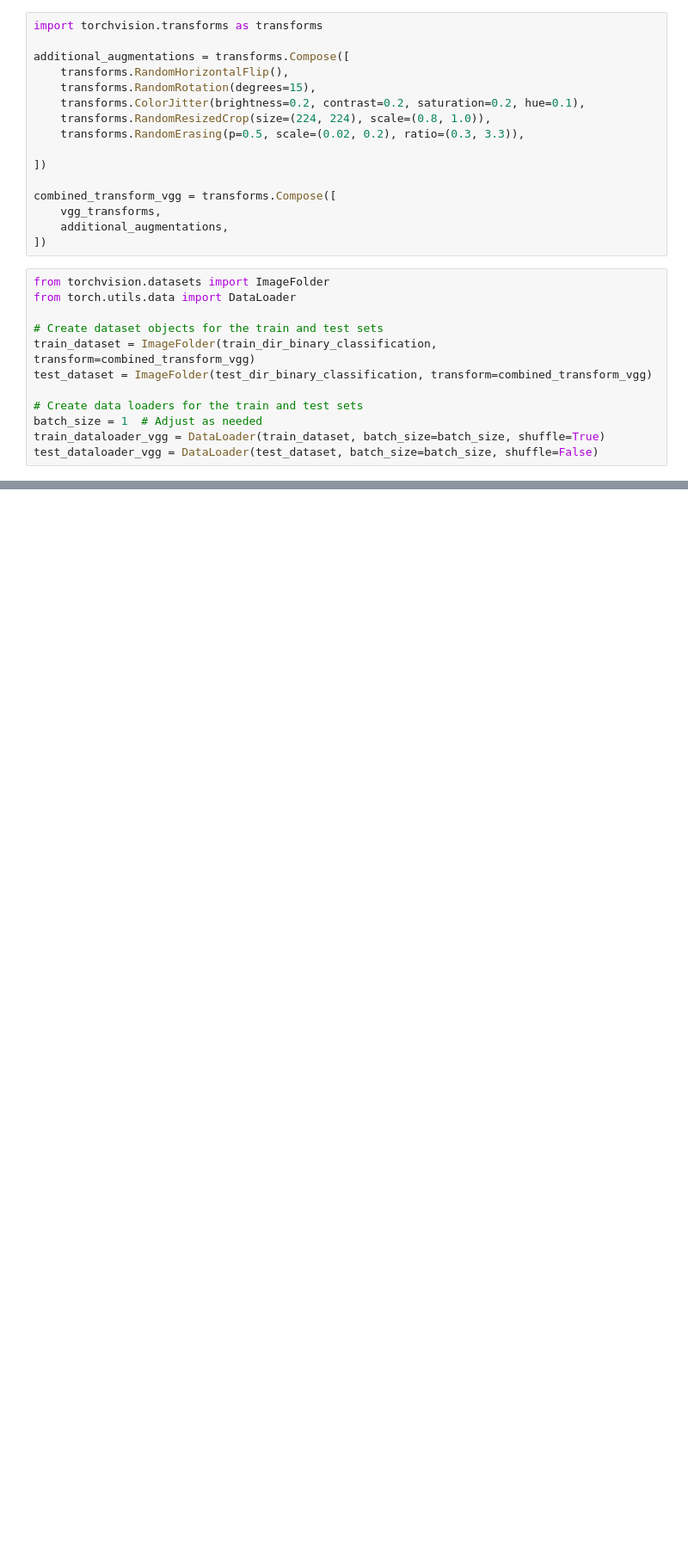
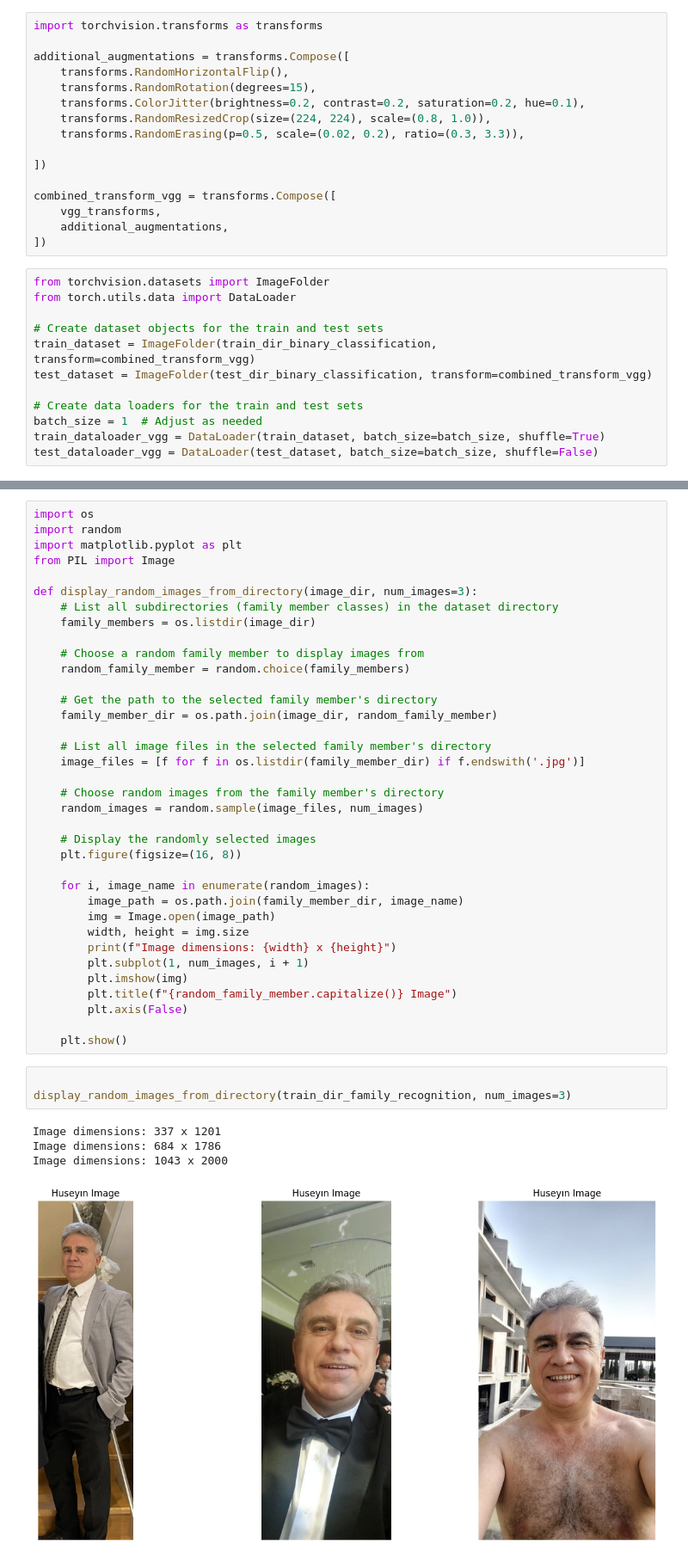
Before and after one commit to beyzoskaya/PyTorch_deepLearning, a Jupyter notebook: extras/family_recognition_demo.ipynb, the cells around one changed output, grey strips where cells are left out. Shown at 86% size. Drawn from its saved outputs; the diff is of its cells as text; blank space fills up the shorter version.

```diff
--- a/extras/family_recognition_demo.ipynb
+++ b/extras/family_recognition_demo.ipynb
@@ -665,0 +652,44 @@ vgg_test_pred_dicts.correct.value_counts()
+# %%
+import os
+import random
+import matplotlib.pyplot as plt
+from PIL import Image
+
+def display_random_images_from_directory(image_dir, num_images=3):
+    # List all subdirectories (family member classes) in the dataset directory
+    family_members = os.listdir(image_dir)
+
+    # Choose a random family member to display images from
+    random_family_member = random.choice(family_members)
+
+    # Get the path to the selected family member's directory
+    family_member_dir = os.path.join(image_dir, random_family_member)
+
+    # List all image files in the selected family member's directory
+    image_files = [f for f in os.listdir(family_member_dir) if f.endswith('.jpg')]
+
+    # Choose random images from the family member's directory
+    random_images = random.sample(image_files, num_images)
+
+    # Display the randomly selected images
+    plt.figure(figsize=(16, 8))
+
+    for i, image_name in enumerate(random_images):
+        image_path = os.path.join(family_member_dir, image_name)
+        img = Image.open(image_path)
+        width, height = img.size
+        print(f"Image dimensions: {width} x {height}")
+        plt.subplot(1, num_images, i + 1)
+        plt.imshow(img)
+        plt.title(f"{random_family_member.capitalize()} Image")
+        plt.axis(False)
+
+    plt.show()
+# %%
+
+display_random_images_from_directory(train_dir_family_recognition, num_images=3)
+# %% [output]
+Image dimensions: 337 x 1201
+Image dimensions: 684 x 1786
+Image dimensions: 1043 x 2000
+[figure, added]
```
Also changed, not shown: parts of 23 cells of this notebook.
